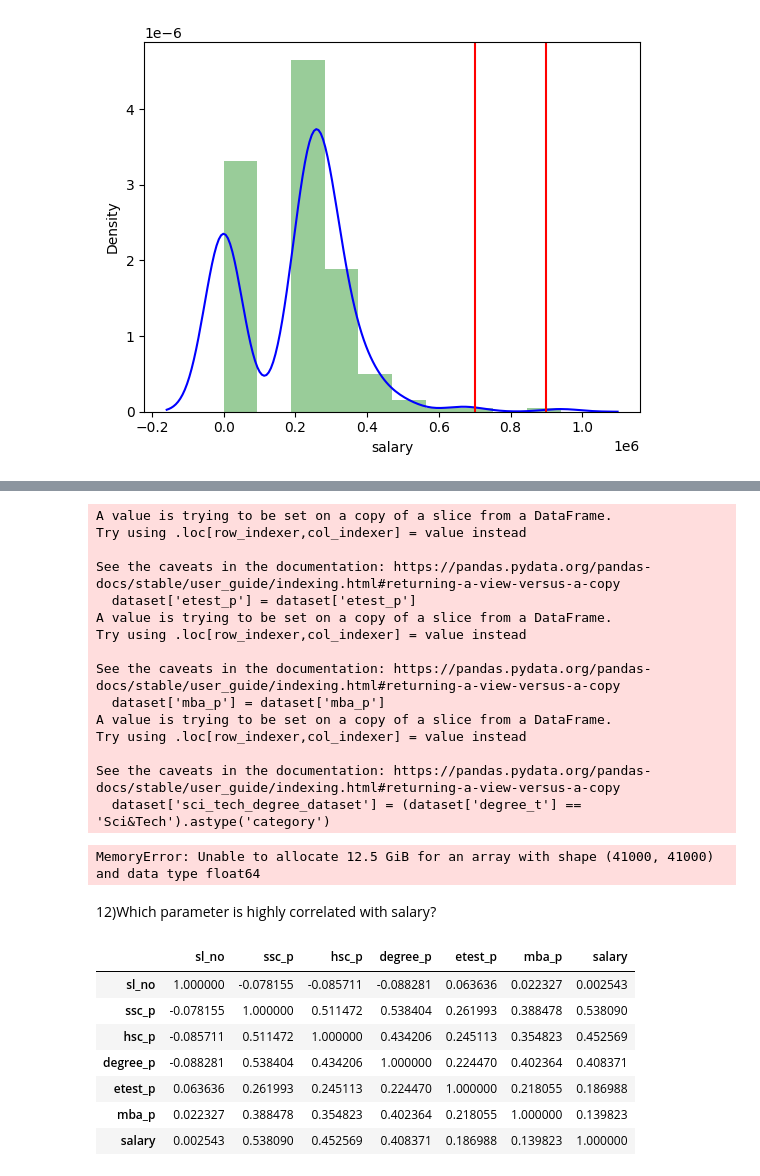
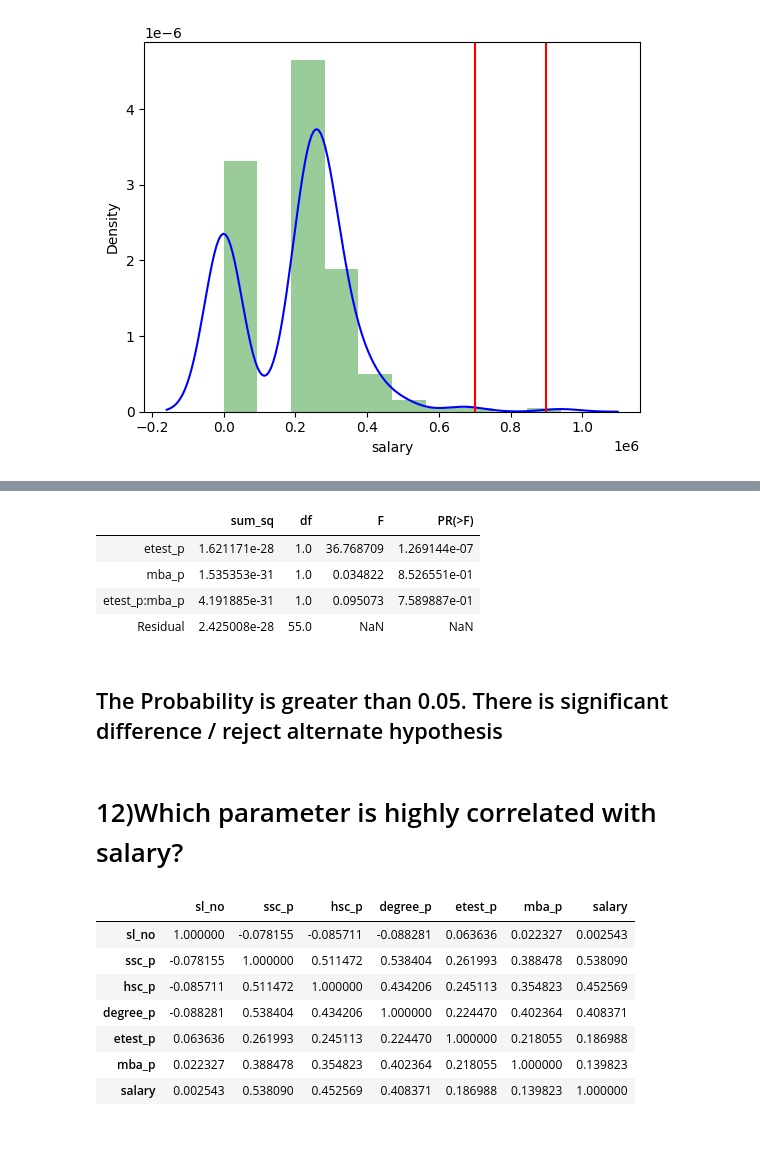
Before and after one commit to Aravinth-Gitrepo/Data-Science, a Jupyter notebook: Aravinth Mani_Inferential Analysis assignment.ipynb, the cells around one changed output, grey strips where cells are left out. Saved outputs shown, nothing was run; the diff lists cells and outputs as text; code cells hidden in the pictures; blank space fills up the shorter version.

```diff
--- a/Aravinth Mani_Inferential Analysis assignment.ipynb
+++ b/Aravinth Mani_Inferential Analysis assignment.ipynb
@@ -380,43 +369,35 @@ The area between range(700000,900000):0.0005973310593974868
+# %%
+sci_tech_data = dataset[dataset['degree_t'] == 'Sci&Tech'][['etest_p', 'mba_p']]
+
+# Drop rows with missing values
+sci_tech_data = sci_tech_data.dropna()
+
+# Reset the index and add a new column 'degree_category'
+sci_tech_data.reset_index(drop=True, inplace=True)
+sci_tech_data['degree_category'] = 'Sci&Tech'
+# %%
+import statsmodels.api as sm
+from statsmodels.formula.api import ols
+
+formula = 'degree_category ~ etest_p * mba_p'
+model = ols(formula, data=sci_tech_data).fit()
+
+
+anova_table = sm.stats.anova_lm(model, typ=2)
+# %%
+anova_table
+# %% [output]
+|  | sum_sq | df | F | PR(>F) |
+| etest_p | 1.621171e-28 | 1.0 | 36.768709 | 1.269144e-07 |
+| mba_p | 1.535353e-31 | 1.0 | 0.034822 | 8.526551e-01 |
+| etest_p:mba_p | 4.191885e-31 | 1.0 | 0.095073 | 7.589887e-01 |
+| Residual | 2.425008e-28 | 55.0 | NaN | NaN |
+# %% [markdown]
+## The Probability is greater than 0.05. There is significant difference / reject alternate hypothesis
 # %%
 sci_tech_degree_dataset=dataset[dataset['degree_t']=='Sci&Tech']
-# %%
-import statsmodels.api as sm
-from statsmodels.formula.api import ols
-
-# Convert columns to the 'category' data type
-dataset['etest_p'] = dataset['etest_p']
-dataset['mba_p'] = dataset['mba_p']
-
-# Create the 'sci_tech_degree_dataset' variable
-dataset['sci_tech_degree_dataset'] = (dataset['degree_t'] == 'Sci&Tech').astype('category')
-
-# Randomly sample a subset of the data
-sample_size = 215
-dataset_sample = dataset.sample(n=sample_size, random_state=1)
-
-# Perform two-way ANOVA on the sampled data
-formula = 'salary ~ C(etest_p) * C(mba_p) * C(sci_tech_degree_dataset)'
-model = ols(formula, data=dataset_sample).fit()
-model.summary()
-# %% [output]
-A value is trying to be set on a copy of a slice from a DataFrame.
-Try using .loc[row_indexer,col_indexer] = value instead
-
-See the caveats in the documentation: https://pandas.pydata.org/pandas-docs/stable/user_guide/indexing.html#returning-a-view-versus-a-copy
-  dataset['etest_p'] = dataset['etest_p']
-A value is trying to be set on a copy of a slice from a DataFrame.
-Try using .loc[row_indexer,col_indexer] = value instead
-
-See the caveats in the documentation: https://pandas.pydata.org/pandas-docs/stable/user_guide/indexing.html#returning-a-view-versus-a-copy
-  dataset['mba_p'] = dataset['mba_p']
-A value is trying to be set on a copy of a slice from a DataFrame.
-Try using .loc[row_indexer,col_indexer] = value instead
-
-See the caveats in the documentation: https://pandas.pydata.org/pandas-docs/stable/user_guide/indexing.html#returning-a-view-versus-a-copy
-  dataset['sci_tech_degree_dataset'] = (dataset['degree_t'] == 'Sci&Tech').astype('category')
-MemoryError: Unable to allocate 12.5 GiB for an array with shape (41000, 41000) and data type float64
 # %% [markdown]
-12)Which parameter is highly correlated with salary?
+# 12)Which parameter is highly correlated with salary?
 # %%
 dataset[Quan].corr()
 # %% [output]
```
Also changed, not shown: parts of 31 cells of this notebook.
